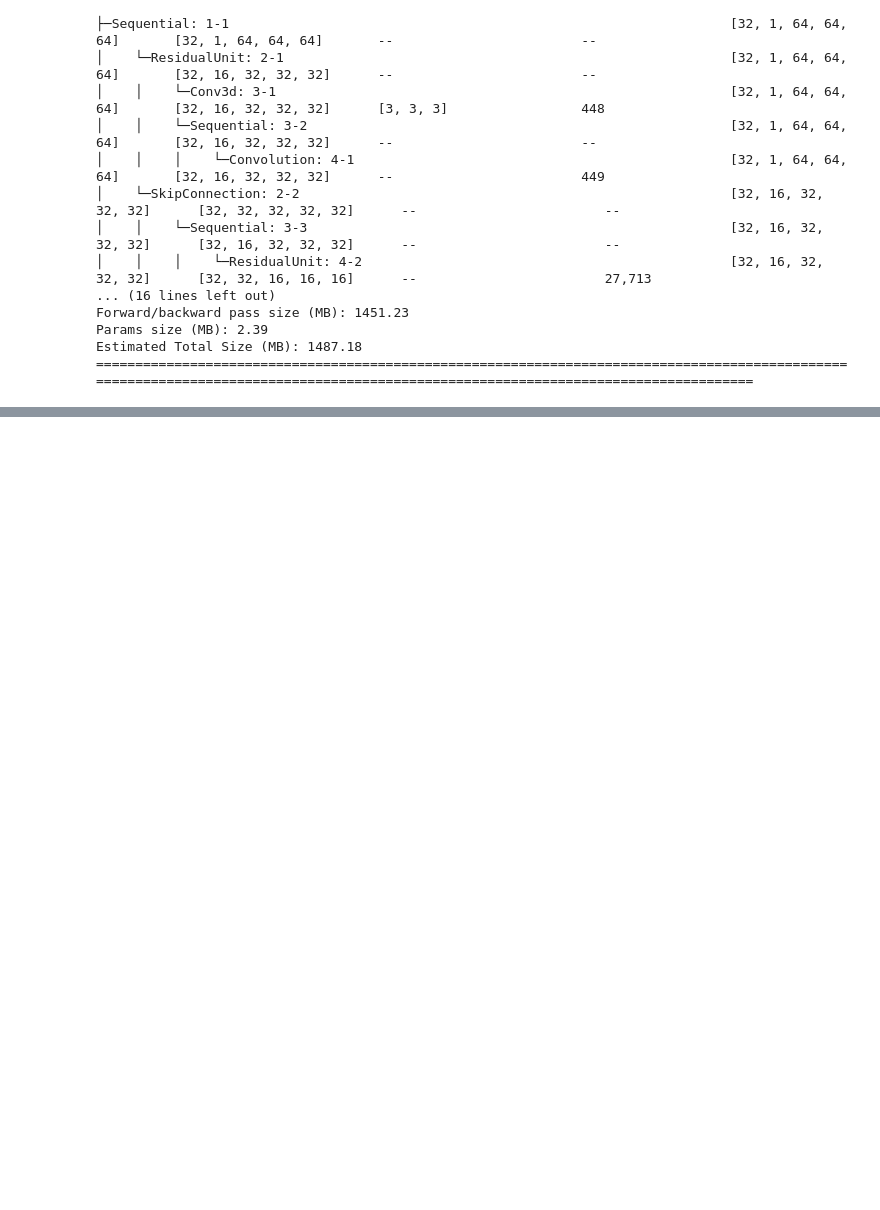
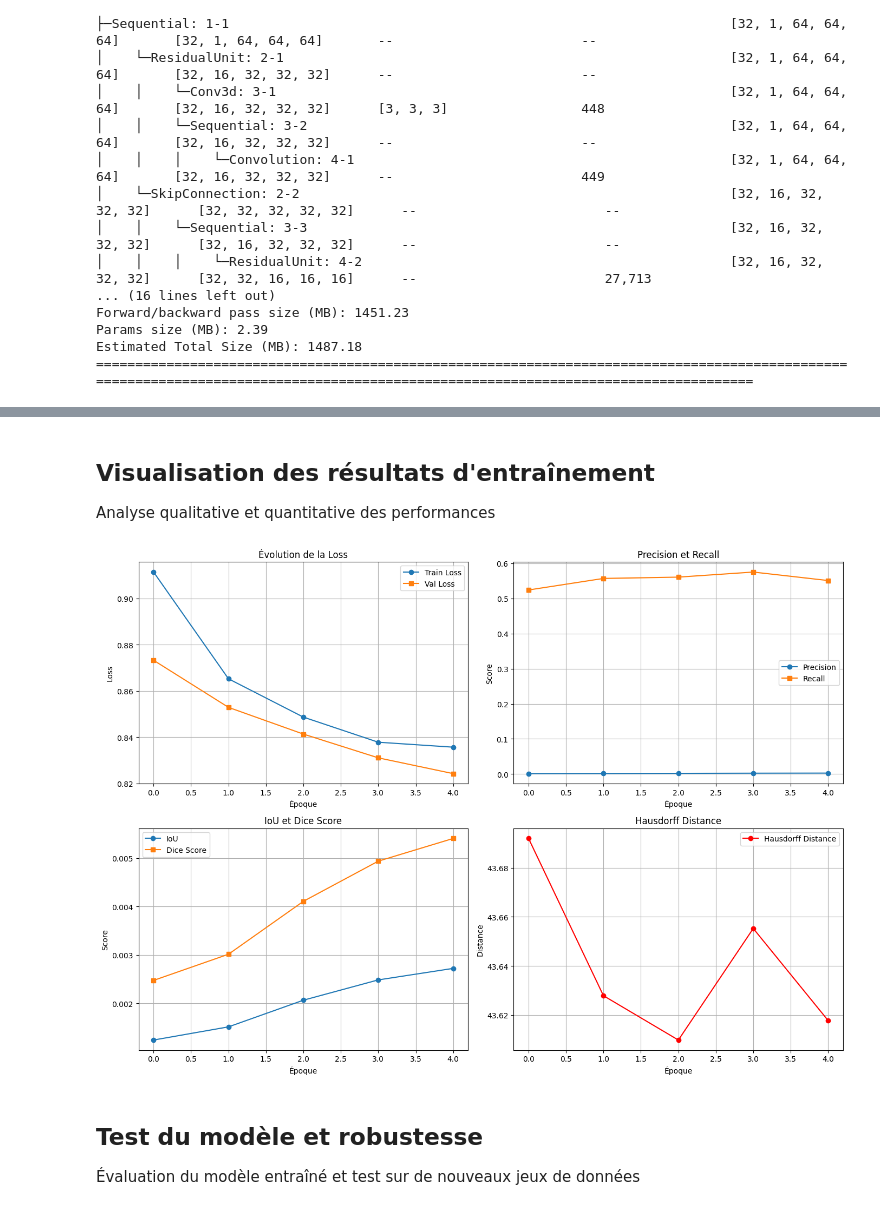
Before and after one commit to METZOTOURE/PRJIAV-Segmentation, a Jupyter notebook: unet_seg.ipynb, the cells around one changed output, grey strips where cells are left out. Cells and saved outputs as stored; diff of their text form; code cells hidden in the pictures; blank space fills up the shorter version.

Commit message:
update: entire unet pipeline for training and testing

```diff
--- a/unet_seg.ipynb
+++ b/unet_seg.ipynb
@@ -246,0 +536,49 @@ Estimated Total Size (MB): 1487.18
+# %% [markdown]
+## Visualisation des résultats d'entraînement
+Analyse qualitative et quantitative des performances
+# %%
+# Visualisation de la loss
+fig, axes = plt.subplots(2, 2, figsize=(14, 10))
+
+# Loss curves
+axes[0, 0].plot(train_losses, label='Train Loss', marker='o')
+axes[0, 0].plot(val_losses, label='Val Loss', marker='s')
+axes[0, 0].set_xlabel('Époque')
+axes[0, 0].set_ylabel('Loss')
+axes[0, 0].set_title('Évolution de la Loss')
+axes[0, 0].legend()
+axes[0, 0].grid(True)
+
+# Precision et Recall
+axes[0, 1].plot(val_metrics_history['Precision'], label='Precision', marker='o')
+axes[0, 1].plot(val_metrics_history['Recall'], label='Recall', marker='s')
+axes[0, 1].set_xlabel('Époque')
+axes[0, 1].set_ylabel('Score')
+axes[0, 1].set_title('Precision et Recall')
+axes[0, 1].legend()
+axes[0, 1].grid(True)
+
+# IoU et Dice
+axes[1, 0].plot(val_metrics_history['IoU'], label='IoU', marker='o')
+axes[1, 0].plot(val_metrics_history['Dice'], label='Dice Score', marker='s')
+axes[1, 0].set_xlabel('Époque')
+axes[1, 0].set_ylabel('Score')
+axes[1, 0].set_title('IoU et Dice Score')
+axes[1, 0].legend()
+axes[1, 0].grid(True)
+
+# Hausdorff Distance
+axes[1, 1].plot(val_metrics_history['Hausdorff'], label='Hausdorff Distance', marker='o', color='red')
+axes[1, 1].set_xlabel('Époque')
+axes[1, 1].set_ylabel('Distance')
+axes[1, 1].set_title('Hausdorff Distance')
+axes[1, 1].legend()
+axes[1, 1].grid(True)
+
+plt.tight_layout()
+plt.show()
+# %% [output]
+[figure, added]
+# %% [markdown]
+## Test du modèle et robustesse
+Évaluation du modèle entraîné et test sur de nouveaux jeux de données
```
Also changed, not shown: parts of 17 cells of this notebook.
